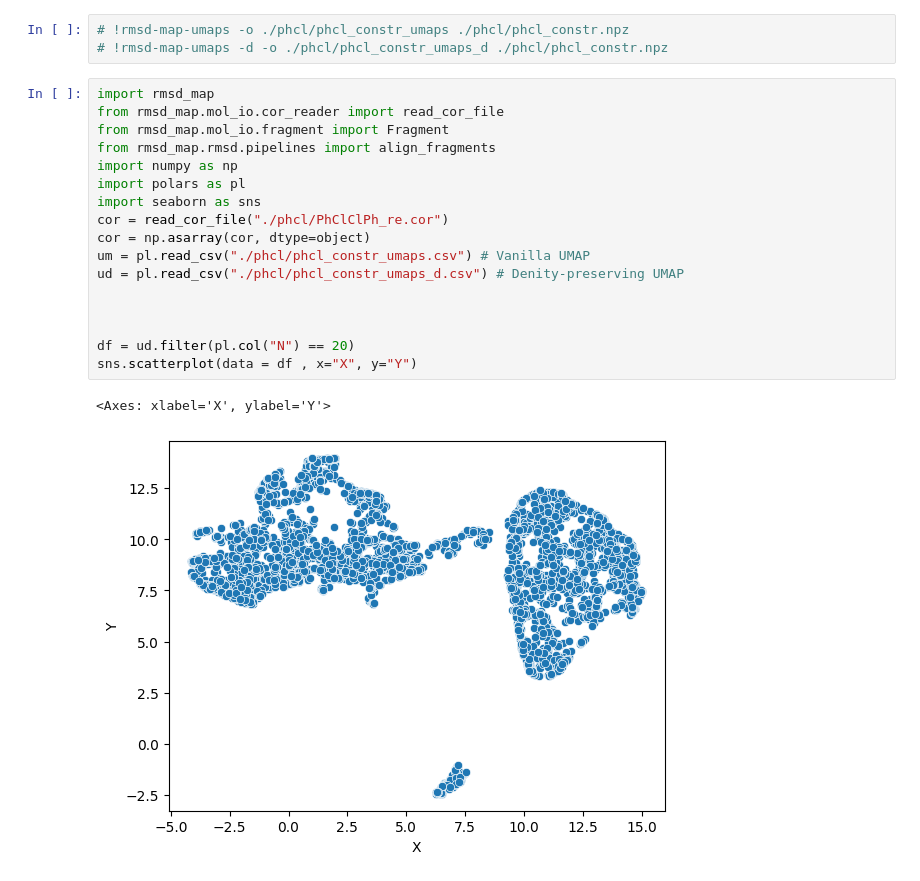
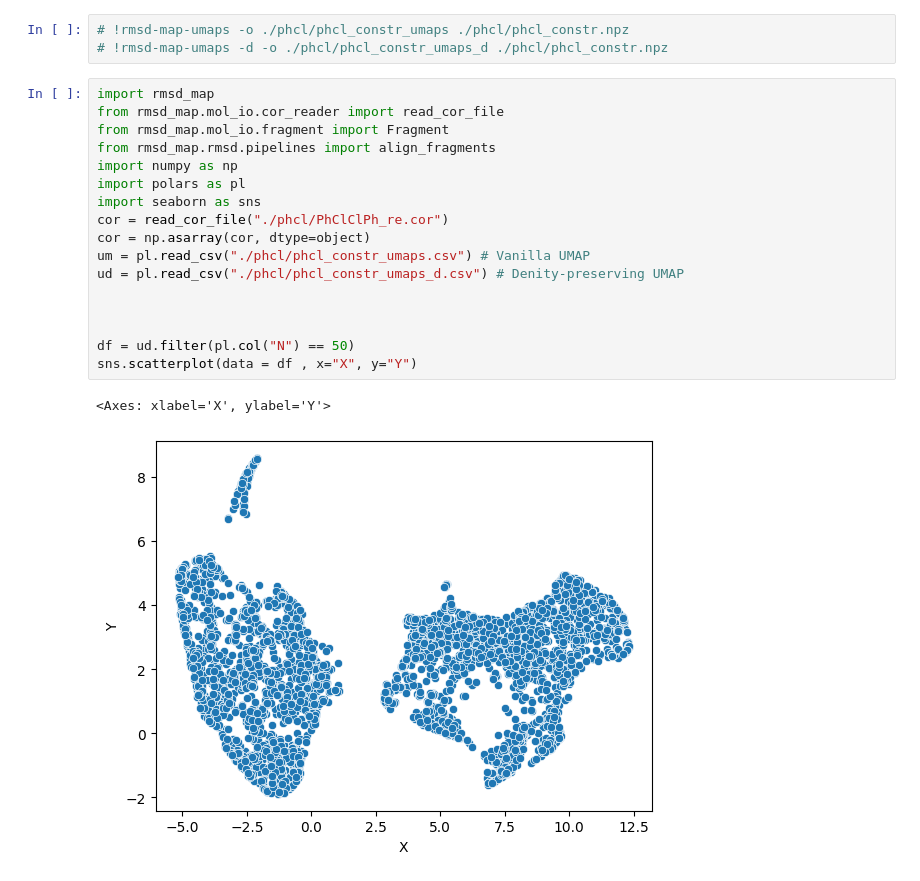
Before and after one commit to blackwood168/umap_rmsd_images, a Jupyter notebook: phcl.ipynb, the cells around one changed output. Drawn from its saved outputs; the diff is of its cells as text.

```diff
--- a/phcl.ipynb
+++ b/phcl.ipynb
@@ -123,23 +123,23 @@ To generate UMAP files from `hexanes_rwp5_constr.cor` run
 # %%
 import rmsd_map
 from rmsd_map.mol_io.cor_reader import read_cor_file
 from rmsd_map.mol_io.fragment import Fragment
 from rmsd_map.rmsd.pipelines import align_fragments
 import numpy as np
 import polars as pl
 import seaborn as sns
 cor = read_cor_file("./phcl/PhClClPh_re.cor")
 cor = np.asarray(cor, dtype=object)
 um = pl.read_csv("./phcl/phcl_constr_umaps.csv") # Vanilla UMAP
 ud = pl.read_csv("./phcl/phcl_constr_umaps_d.csv") # Denity-preserving UMAP
 
 
 
-df = ud.filter(pl.col("N") == 20)
+df = ud.filter(pl.col("N") == 50)
 sns.scatterplot(data = df , x="X", y="Y")
 # %% [output]
 <Axes: xlabel='X', ylabel='Y'>
-[figure, old version]
+[figure, new version]
 # %%
 
 import sklearn.cluster as clu
```
Also changed, not shown: parts of 2 cells of this notebook, 1 other file.
